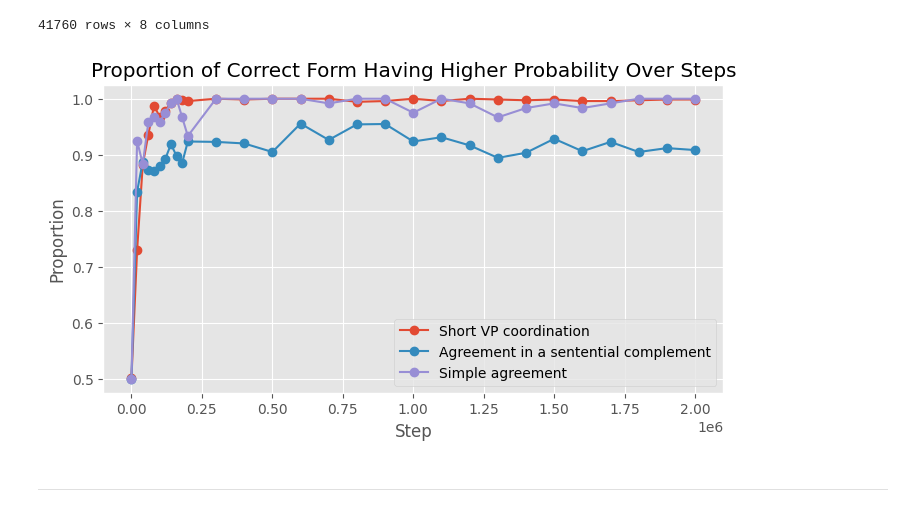
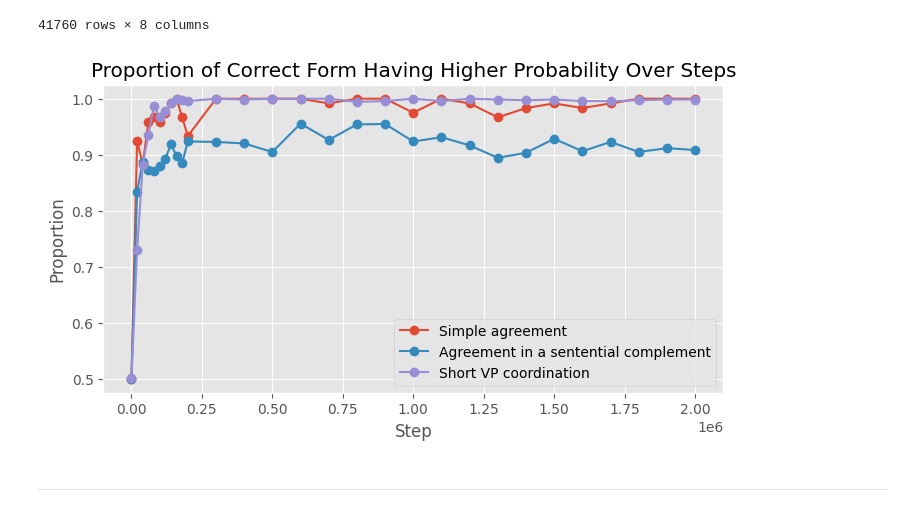
Before and after one commit to NazaninShafiabadi/NeuralLMs, a Jupyter notebook: src/syntax_acquisition.ipynb, the cells around one changed output. Cells and saved outputs as stored; diff of their text form; code cells hidden in the pictures.

```diff
--- a/src/syntax_acquisition.ipynb
+++ b/src/syntax_acquisition.ipynb
@@ -314,11 +314,11 @@ vp_coord_results
 | 41759 | 2000000 | 719 | the consultants are short and [MA... | is | False | 0.000461 | 11.081660 | plur_MS_MV_MV |
 41760 rows × 8 columns
 # %%
-plot_proportion_correct([(vp_coord_results, 'Short VP coordination'),
+plot_proportion_correct([(simple_agrmt_results, 'Simple agreement'),
                          (sent_comp_results, 'Agreement in a sentential complement'),
-                         (simple_agrmt_results, 'Simple agreement')])
+                         (vp_coord_results, 'Short VP coordination')])
 # %% [output]
-[figure, old version]
+[figure, new version]
 # %% [markdown]
 ---
 # %% [markdown]
```
Also changed, not shown: parts of 6 cells of this notebook, 3 other files.
